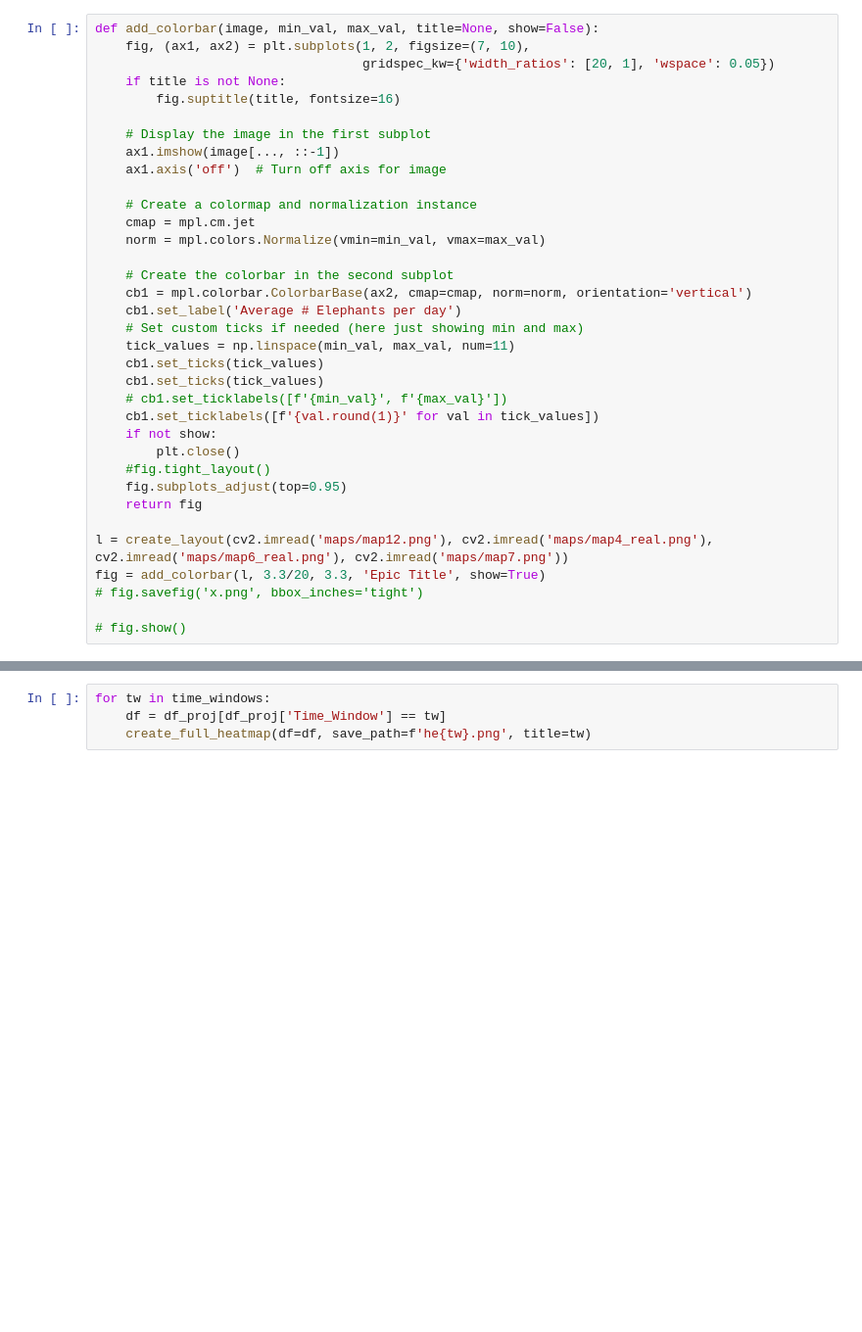
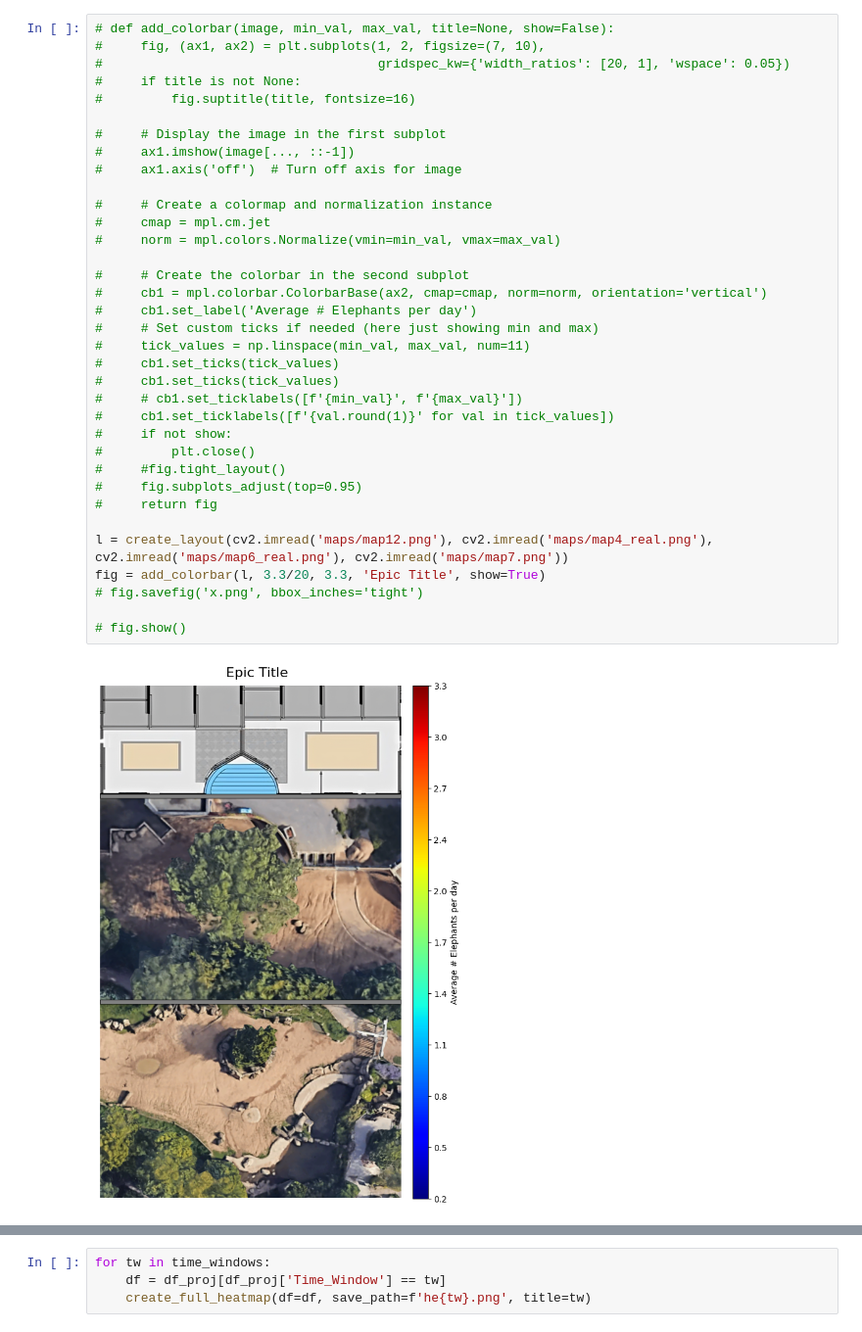
Before and after one commit to Tomasngu/BP, a Jupyter notebook: visualize/perspective_heatmaps.ipynb, the cells around one changed output, grey strips where cells are left out. Shown at 98% size. Saved outputs shown, nothing was run; the diff lists cells and outputs as text; blank space fills up the shorter version.

```diff
--- a/visualize/perspective_heatmaps.ipynb
+++ b/visualize/perspective_heatmaps.ipynb
@@ -184,38 +74,40 @@ fig.colorbar(cax)
 # %%
-def add_colorbar(image, min_val, max_val, title=None, show=False):
-    fig, (ax1, ax2) = plt.subplots(1, 2, figsize=(7, 10),
-                                   gridspec_kw={'width_ratios': [20, 1], 'wspace': 0.05})
-    if title is not None:
-        fig.suptitle(title, fontsize=16)
+# def add_colorbar(image, min_val, max_val, title=None, show=False):
+#     fig, (ax1, ax2) = plt.subplots(1, 2, figsize=(7, 10),
+#                                    gridspec_kw={'width_ratios': [20, 1], 'wspace': 0.05})
+#     if title is not None:
+#         fig.suptitle(title, fontsize=16)
 
-    # Display the image in the first subplot
-    ax1.imshow(image[..., ::-1])
-    ax1.axis('off')  # Turn off axis for image
+#     # Display the image in the first subplot
+#     ax1.imshow(image[..., ::-1])
+#     ax1.axis('off')  # Turn off axis for image
 
-    # Create a colormap and normalization instance
-    cmap = mpl.cm.jet
-    norm = mpl.colors.Normalize(vmin=min_val, vmax=max_val)
+#     # Create a colormap and normalization instance
+#     cmap = mpl.cm.jet
+#     norm = mpl.colors.Normalize(vmin=min_val, vmax=max_val)
 
-    # Create the colorbar in the second subplot
-    cb1 = mpl.colorbar.ColorbarBase(ax2, cmap=cmap, norm=norm, orientation='vertical')
-    cb1.set_label('Average # Elephants per day')
-    # Set custom ticks if needed (here just showing min and max)
-    tick_values = np.linspace(min_val, max_val, num=11)
-    cb1.set_ticks(tick_values)
-    cb1.set_ticks(tick_values)
-    # cb1.set_ticklabels([f'{min_val}', f'{max_val}'])
-    cb1.set_ticklabels([f'{val.round(1)}' for val in tick_values])
-    if not show:
-        plt.close()
-    #fig.tight_layout()
-    fig.subplots_adjust(top=0.95)
-    return fig
+#     # Create the colorbar in the second subplot
+#     cb1 = mpl.colorbar.ColorbarBase(ax2, cmap=cmap, norm=norm, orientation='vertical')
+#     cb1.set_label('Average # Elephants per day')
+#     # Set custom ticks if needed (here just showing min and max)
+#     tick_values = np.linspace(min_val, max_val, num=11)
+#     cb1.set_ticks(tick_values)
+#     cb1.set_ticks(tick_values)
+#     # cb1.set_ticklabels([f'{min_val}', f'{max_val}'])
+#     cb1.set_ticklabels([f'{val.round(1)}' for val in tick_values])
+#     if not show:
+#         plt.close()
+#     #fig.tight_layout()
+#     fig.subplots_adjust(top=0.95)
+#     return fig
 
 l = create_layout(cv2.imread('maps/map12.png'), cv2.imread('maps/map4_real.png'), cv2.imread('maps/map6_real.png'), cv2.imread('maps/map7.png'))
 fig = add_colorbar(l, 3.3/20, 3.3, 'Epic Title', show=True)
 # fig.savefig('x.png', bbox_inches='tight')
 
 # fig.show()
+# %% [output]
+[figure, added]
 # %%
 def create_full_heatmap(df, save_path, days_interval=10, min_scale=20, title=None):
     camera_ids = [2, 4, 6, 7]
```
Also changed, not shown: parts of 14 cells of this notebook, 1 other file.
